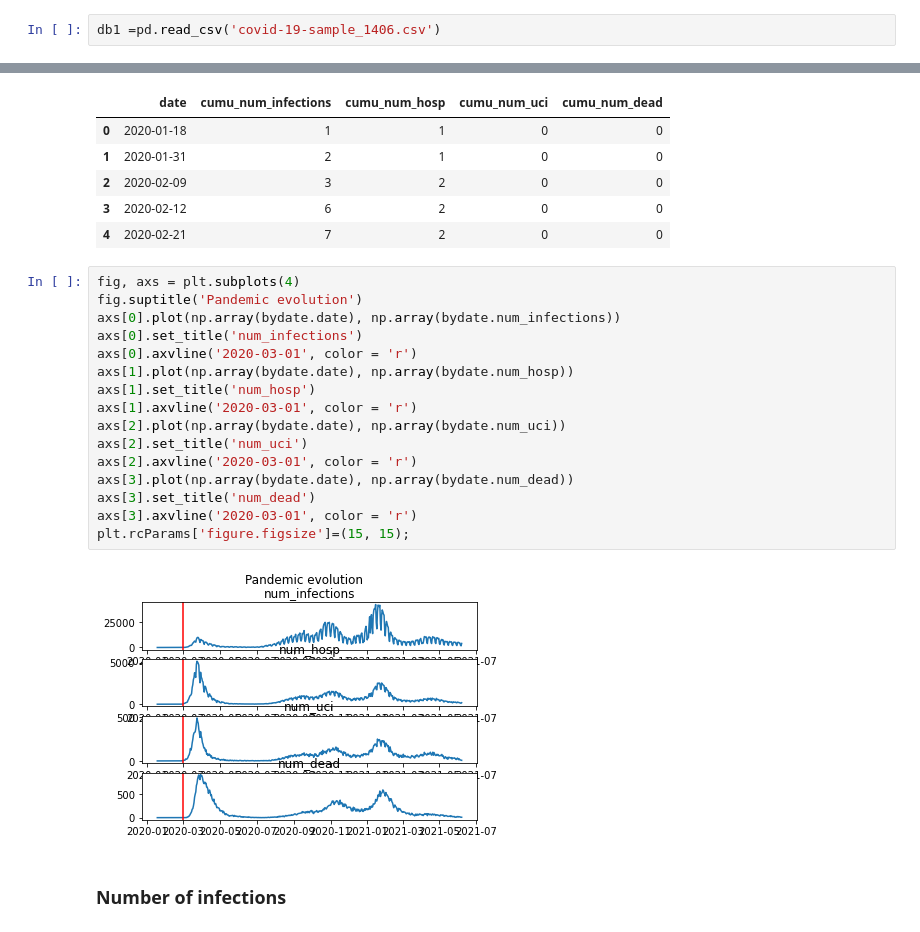
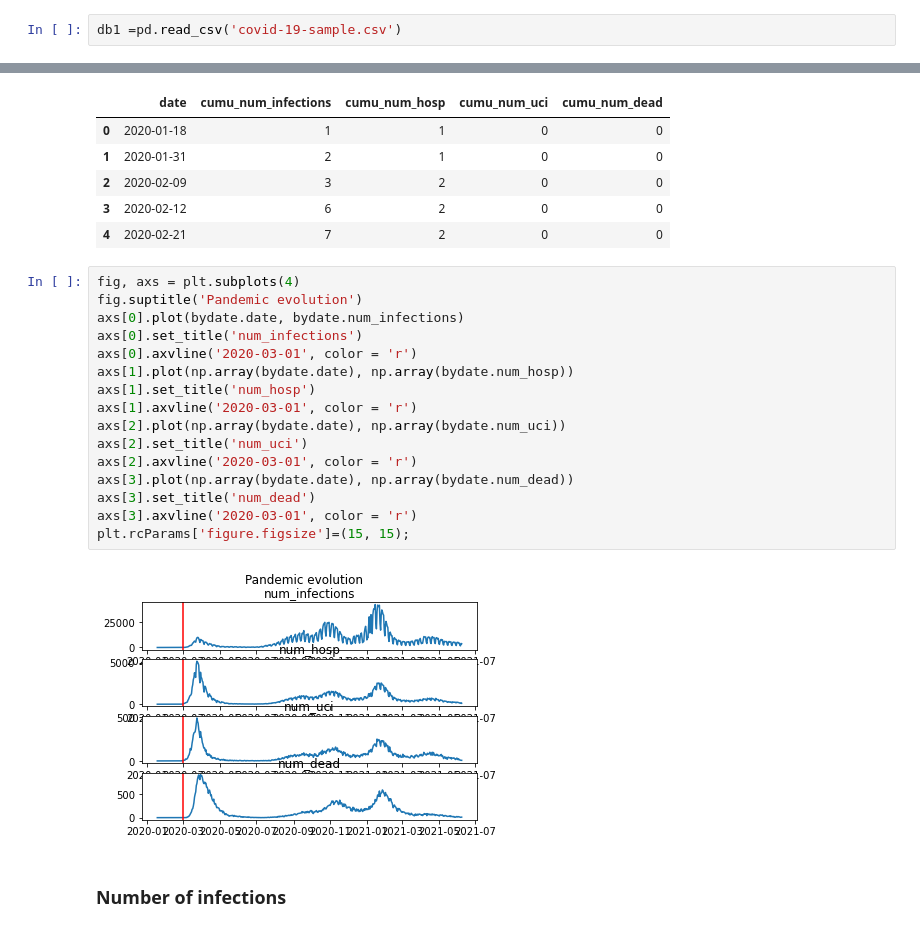
Before and after one commit to ffreire92/final_project, a Jupyter notebook: Information_sources.ipynb, the cells around one changed output, grey strips where cells are left out. Drawn from its saved outputs; the diff is of its cells as text.

```diff
--- a/Information_sources.ipynb
+++ b/Information_sources.ipynb
@@ -62,7 +62,7 @@ https://datamarket.es/#covid-19-dataset
 # %% [markdown]
 We'll first explore the different data sets one can find in different sources regarding the covid information for Spain
 # %%
-db1 =pd.read_csv('covid-19-sample_1406.csv')
+db1 =pd.read_csv('covid-19-sample.csv')
 # %%
 db1.info()
 # %% [output]
@@ -280,21 +280,21 @@ cumulative.head()
 # %%
 fig, axs = plt.subplots(4)
 fig.suptitle('Pandemic evolution')
-axs[0].plot(np.array(bydate.date), np.array(bydate.num_infections))
+axs[0].plot(bydate.date, bydate.num_infections)
 axs[0].set_title('num_infections')
 axs[0].axvline('2020-03-01', color = 'r')
 axs[1].plot(np.array(bydate.date), np.array(bydate.num_hosp))
 axs[1].set_title('num_hosp')
 axs[1].axvline('2020-03-01', color = 'r')
 axs[2].plot(np.array(bydate.date), np.array(bydate.num_uci))
 axs[2].set_title('num_uci')
 axs[2].axvline('2020-03-01', color = 'r')
 axs[3].plot(np.array(bydate.date), np.array(bydate.num_dead))
 axs[3].set_title('num_dead')
 axs[3].axvline('2020-03-01', color = 'r')
 plt.rcParams['figure.figsize']=(15, 15);
 # %% [output]
-[figure, old version]
+[figure, new version]
 # %% [markdown]
 ### Number of infections
 # %%
```
Also changed, not shown: parts of 6 cells of this notebook, 3 other files.
